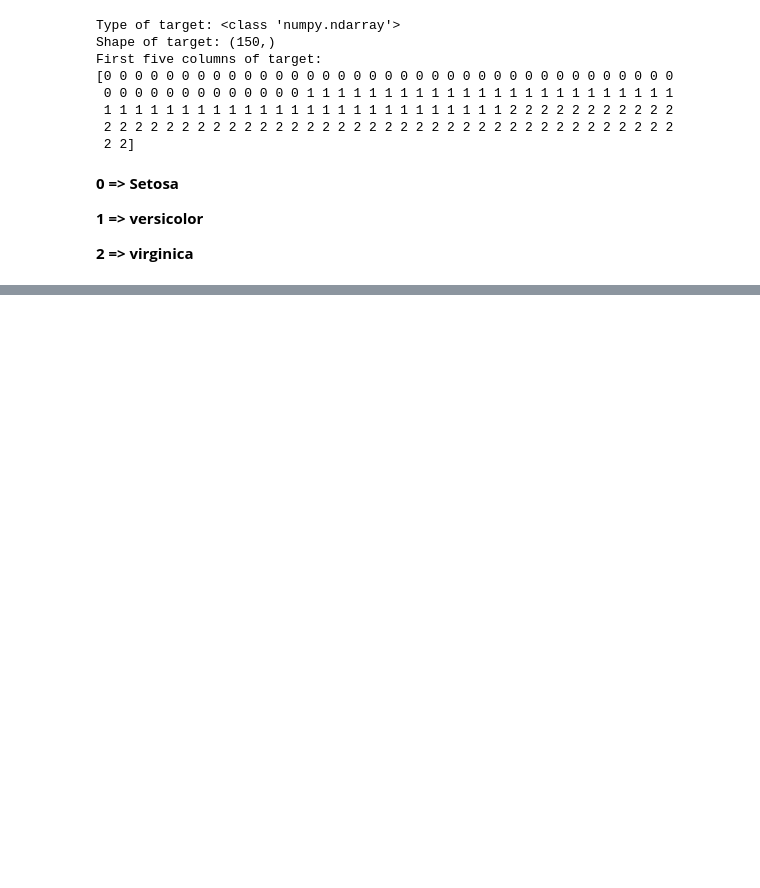
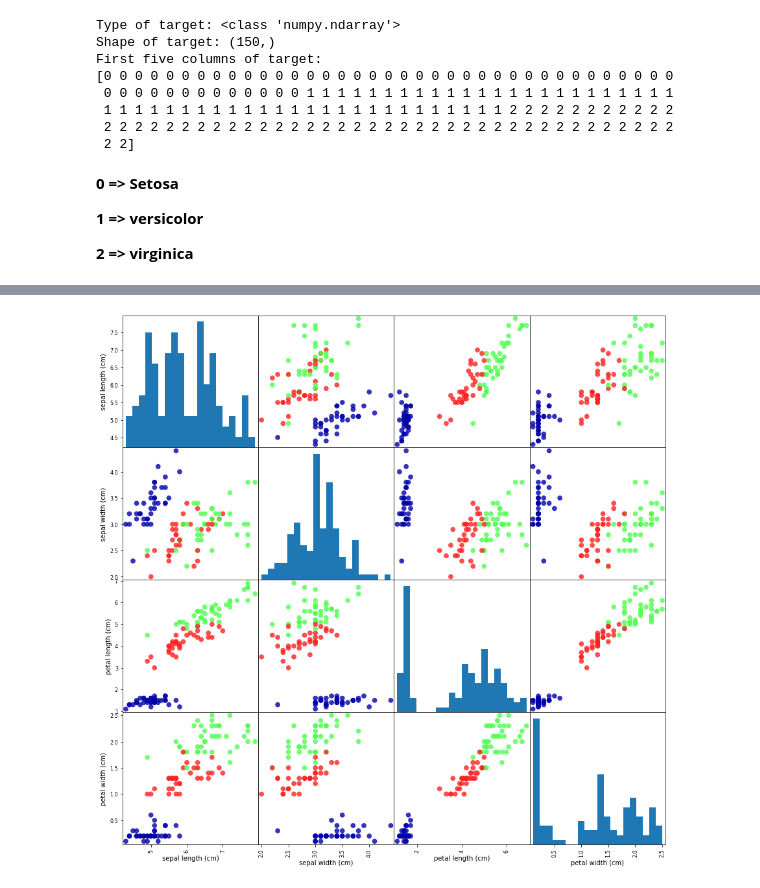
Before and after one commit to chewzzz1014/ml-learning-projects, a Jupyter notebook: Classifying_Iris_Species.ipynb, the cells around one changed output, grey strips where cells are left out. Saved outputs shown, nothing was run; the diff lists cells and outputs as text; code cells hidden in the pictures; blank space fills up the shorter version.

Commit message:
Split data and plot scatter matrix

```diff
--- a/Classifying_Iris_Species.ipynb
+++ b/Classifying_Iris_Species.ipynb
@@ -76,0 +79,8 @@ First five columns of target:
+# %%
+# shuffle and split data into train and test set (75% and 25%)
+from sklearn.model_selection import train_test_split
+
+X_train, X_test, y_train, y_test = train_test_split(
+                        iris_dataset['data'],
+                        iris_dataset['target'],
+                        random_state = 0)
@@ -76,0 +117,19 @@ First five columns of target:
+# %%
+# create scatter plot
+import pandas as pd
+from pandas.plotting import scatter_matrix
+import mglearn
+
+iris_df = pd.DataFrame(X_train, columns=iris_dataset.feature_names)
+grr = scatter_matrix(
+                iris_df,
+                c=y_train,
+                figsize=(15, 15),
+                marker='o',
+                hist_kwds={'bins': 20},
+                s=60,
+                alpha=.8,
+                cmap=mglearn.cm3
+                )
+# %% [output]
+[figure, added]
```
Also changed, not shown: parts of 4 cells of this notebook.
